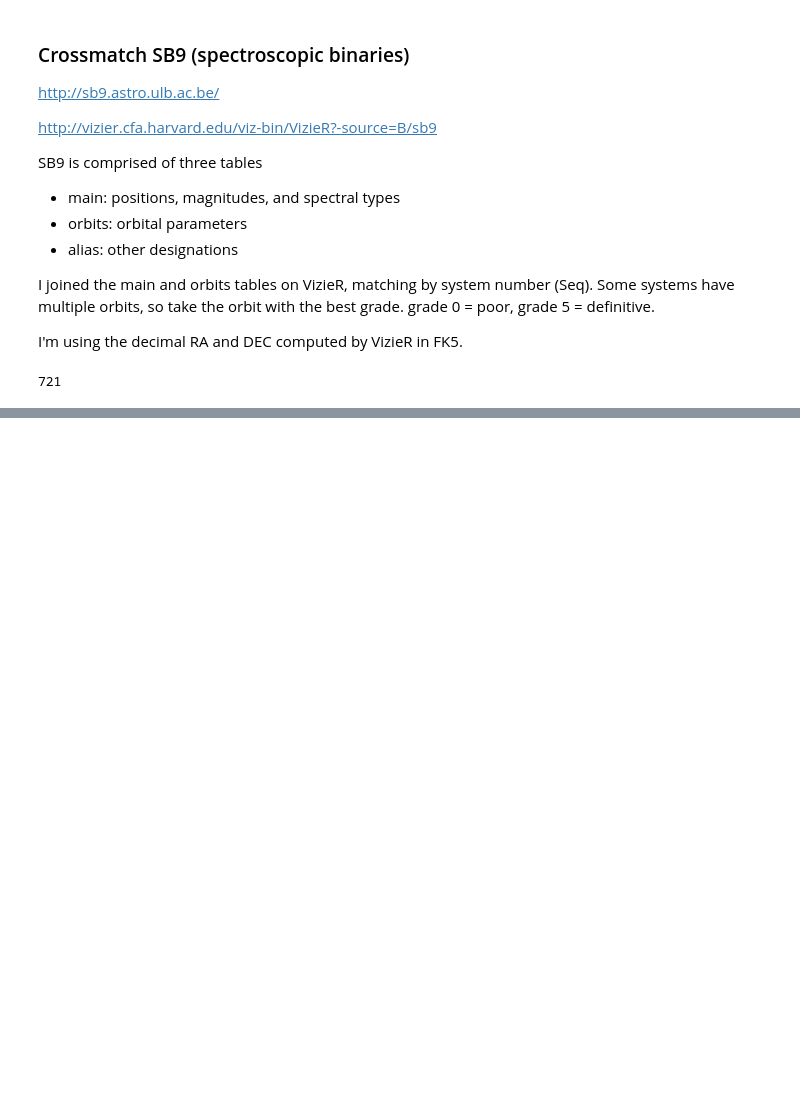
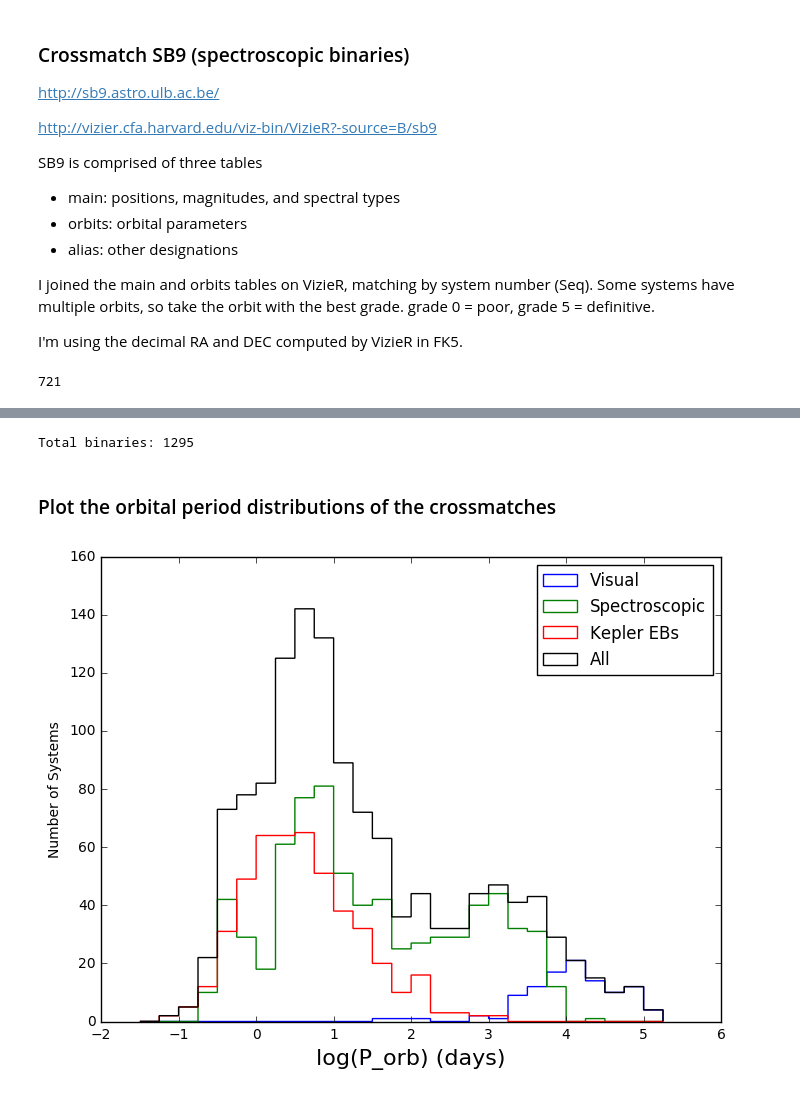
Before and after one commit to RuthAngus/gaia-binaries, a Jupyter notebook: cross_match.ipynb, the cells around one changed output, grey strips where cells are left out. Saved outputs shown, nothing was run; the diff lists cells and outputs as text; code cells hidden in the pictures; blank space fills up the shorter version.

Commit message:
Crossmatched visual binaries. Combined catalogs.

```diff
--- a/cross_match.ipynb
+++ b/cross_match.ipynb
@@ -58,0 +125,29 @@ sb9_in_tgas.to_csv('data/sb9_in_tgas.csv')
+# %%
+# Keep orbital period, catalog identifiers, and TGAS columns
+kebc_to_concat = kebc_in_tgas[np.concatenate([['period', 'KIC'], tgas_columns])]
+k2ebc_to_concat = k2ebc_in_tgas[np.concatenate([['period', 'EPIC'], tgas_columns])]
+
+sb9_to_concat = sb9_in_tgas[np.concatenate([['Per', 'Seq'], tgas_columns])]
+sb9_to_concat.rename(columns={'Per': 'period', 'Seq': 'sb9_id'}, inplace='True')
+
+vb6_to_concat = vb6_in_tgas[np.concatenate([['period_days', 'WDS'], tgas_columns])]
+vb6_to_concat.rename(columns={'period_days': 'period'}, inplace='True')
+# %%
+# Concatenate DataFrames
+all_systems = pd.concat([kebc_to_concat, k2ebc_to_concat, sb9_to_concat, vb6_to_concat], ignore_index=True)
+print 'Total binaries: {}'.format(len(all_systems))
+# %% [output]
+Total binaries: 1295
+# %%
+# Populate a binary_type column
+all_systems.loc[:, 'binary_type'] = np.repeat(['None'], len(all_systems))
+
+eb_mask = np.isfinite(all_systems['KIC']) | np.isfinite(all_systems['EPIC'])
+all_systems.loc[eb_mask, 'binary_type'] = 'EB'
+
+sb_mask = np.isfinite(all_systems['sb9_id'])
+all_systems.loc[sb_mask, 'binary_type'] = 'SB'
+
+all_systems['WDS'].fillna(value='', inplace=True)
+vb_mask = all_systems['WDS'] != ''
+all_systems.loc[vb_mask, 'binary_type'] = 'VB'
@@ -58,0 +156,20 @@ sb9_in_tgas.to_csv('data/sb9_in_tgas.csv')
+# %% [markdown]
+### Plot the orbital period distributions of the crossmatches
+# %%
+log_period_bins = np.arange(-1.5, 5.5, 0.25)
+# %%
+plt.figure(figsize=(8, 6))
+plt.hist(np.log10(all_systems[all_systems['binary_type'] == 'VB']['period']),
+         bins=log_period_bins, histtype='step', label='Visual')
+plt.hist(np.log10(all_systems[all_systems['binary_type'] == 'SB']['period']),
+         bins=log_period_bins, histtype='step', label='Spectroscopic')
+plt.hist(np.log10(all_systems[all_systems['binary_type'] == 'EB']['period']),
+         bins=log_period_bins, histtype='step', label='Kepler EBs')
+plt.hist(np.log10(all_systems['period']), bins=log_period_bins, histtype='step', color='k', label='All')
+
+plt.xlabel('log(P_orb) (days)', fontsize=16)
+plt.ylabel('Number of Systems')
+plt.legend()
+plt.show()
+# %% [output]
+[figure, added]
```
Also changed, not shown: parts of 13 cells of this notebook, 3 other files.
